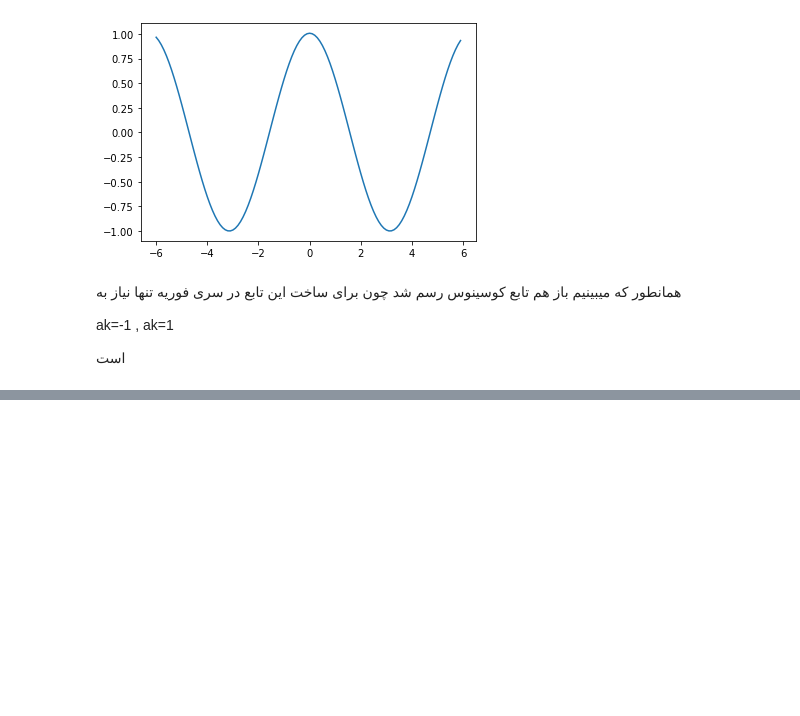
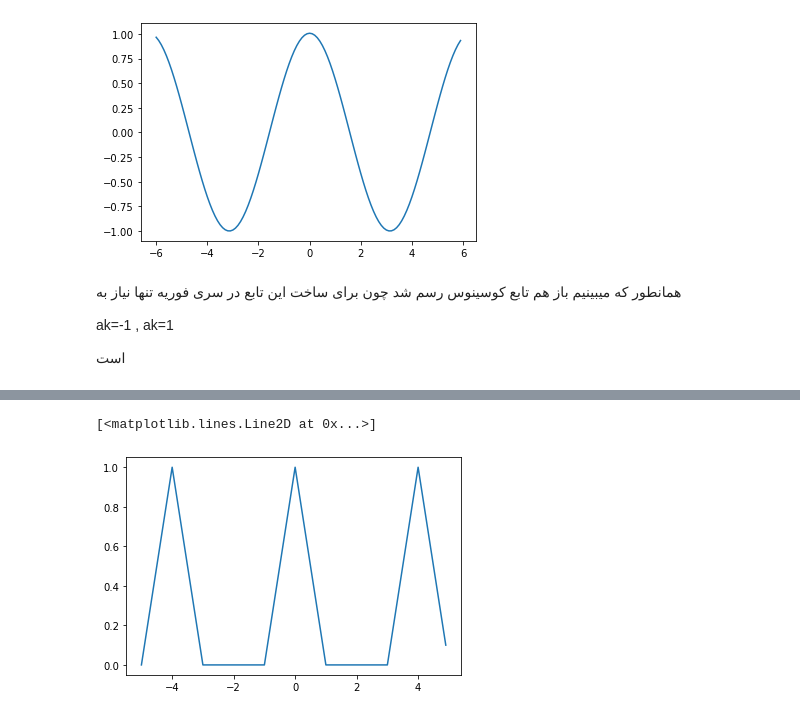
Before and after one commit to hoseinlook/signals_and_systems_hws, a Jupyter notebook: hw3/SS_HW3/hw3.ipynb, the cells around one changed output, grey strips where cells are left out. Saved outputs shown, nothing was run; the diff lists cells and outputs as text; code cells hidden in the pictures; blank space fills up the shorter version.

```diff
--- a/hw3/SS_HW3/hw3.ipynb
+++ b/hw3/SS_HW3/hw3.ipynb
@@ -54 +68,10 @@ ak=-1 , ak=1
 اول باید دو تابع خواسته شده را بدست اورد
+# %%
+
+y1 =lambda t: np.abs((np.mod(t,2)) - 1)*square_signal(t,2,4)
+t= np.arange(-5,5 , step=0.1)
+
+plt.plot(t,y1(t))
+# %% [output]
+[<matplotlib.lines.Line2D at 0x...>]
+[figure, added]
```
Also changed, not shown: parts of 21 cells of this notebook.
